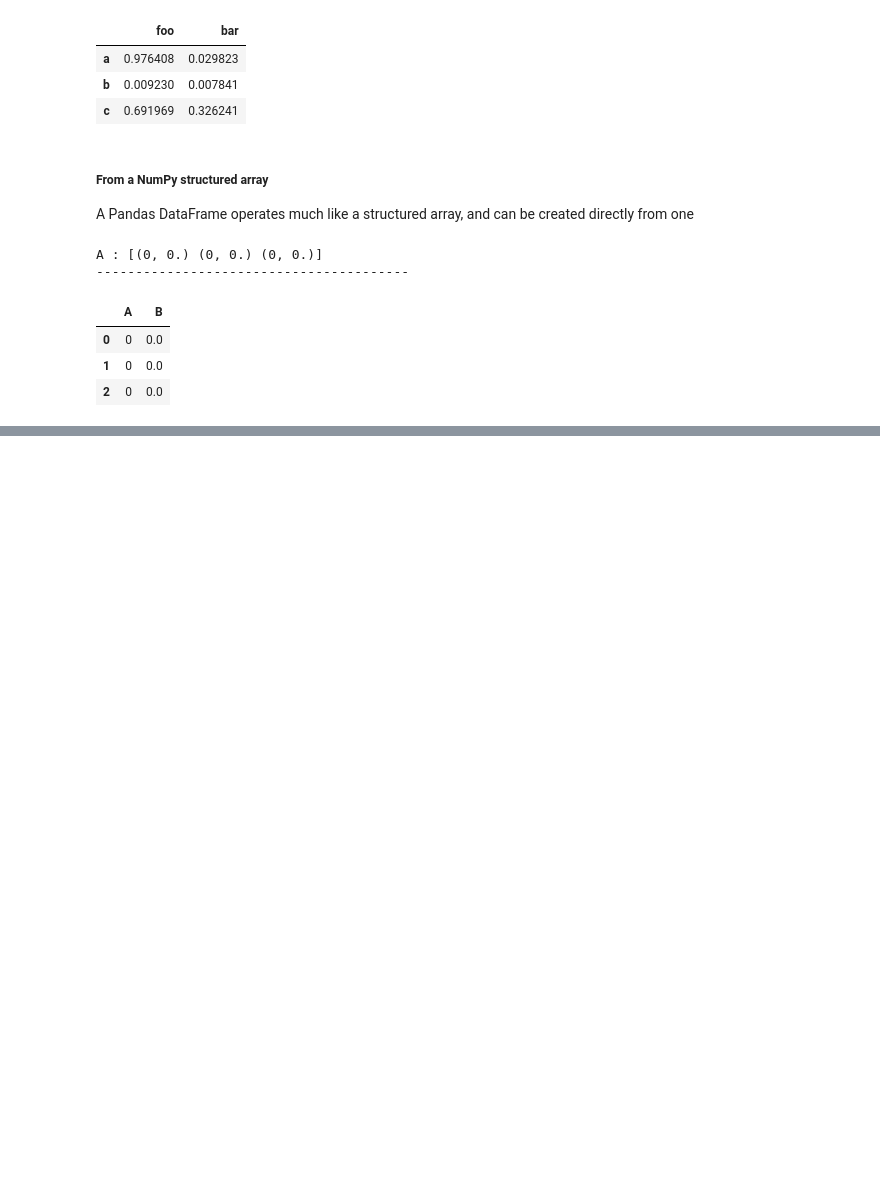
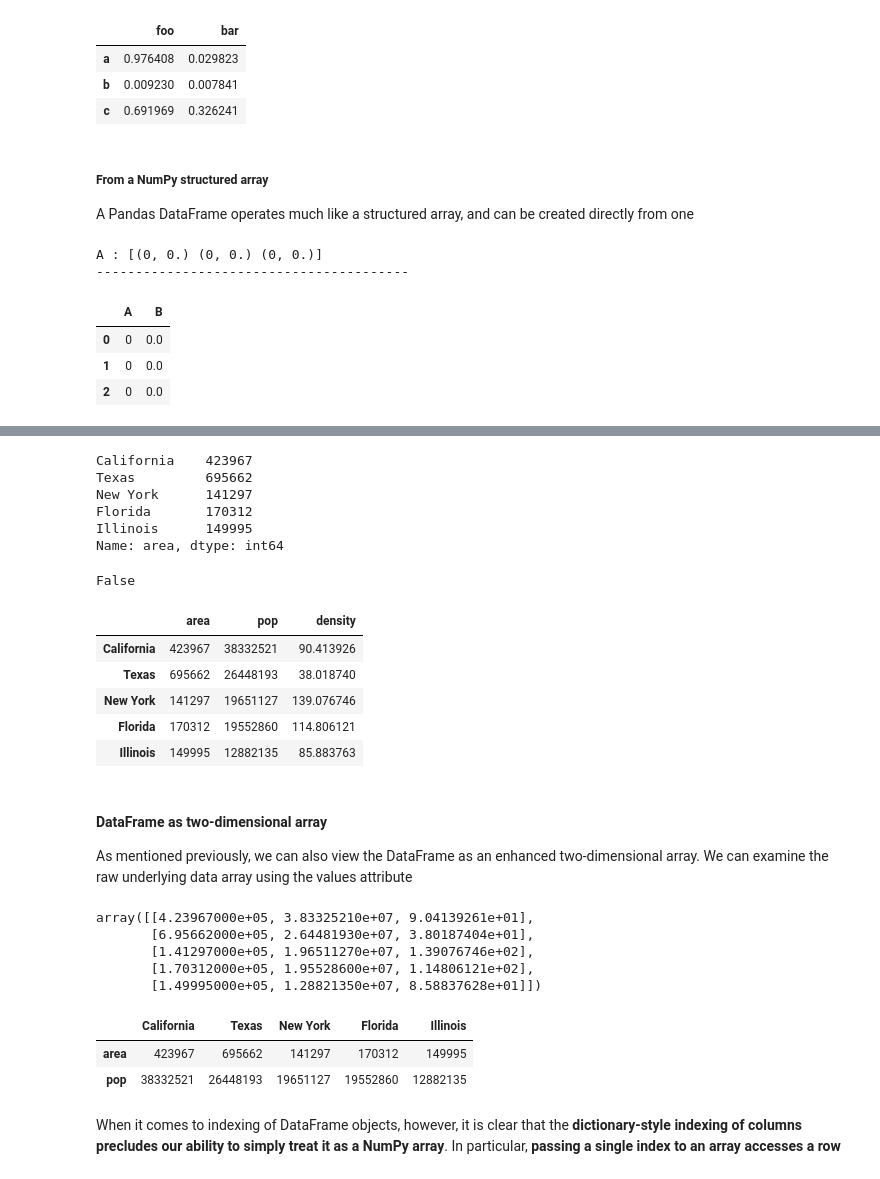
Before and after one commit to adisetiawannn/python-fundamentals, a Jupyter notebook: pandas/chapter3-pandas.ipynb, the cells around one changed output, grey strips where cells are left out. Saved outputs shown, nothing was run; the diff lists cells and outputs as text; code cells hidden in the pictures; blank space fills up the shorter version.

Commit message:
28052026 - continuing to operating on null values

```diff
--- a/pandas/chapter3-pandas.ipynb
+++ b/pandas/chapter3-pandas.ipynb
@@ -301,0 +497,14 @@ A : [(0, 0.) (0, 0.) (0, 0.)]
+# %%
+area = pd.Series({'California': 423967, 'Texas': 695662,
+                'New York': 141297, 'Florida': 170312,
+                'Illinois': 149995})
+
+
+pop = pd.Series({'California': 38332521, 'Texas': 26448193,
+                'New York': 19651127, 'Florida': 19552860,
+                'Illinois': 12882135})
+
+data = pd.DataFrame({'area' : area,
+                    'pop' : pop})
+
+data
@@ -301,0 +518,60 @@ A : [(0, 0.) (0, 0.) (0, 0.)]
+# %%
+data['area']
+# %% [output]
+California    423967
+Texas         695662
+New York      141297
+Florida       170312
+Illinois      149995
+Name: area, dtype: int64
+# %%
+# Equivalently, we can use attribute-style access with column names that are strings
+# but not recommended for general use
+# because it's not work for all cases.
+# if the column names are not strings, or if the column names conflict
+# with methods of the DataFrame, this attribute-style access is not possible.
+data.area
+
+# validation
+data.area is data['area']
+# %% [output]
+False
+# %%
+# pandas dataframe is mutable
+# this dictionary-style syntax can also be used to modify the object, in this case to add a new column
+
+data['density'] = data['pop'] / data['area']
+data
+# %% [output]
+|  | area | pop | density |
+| California | 423967 | 38332521 | 90.413926 |
+| Texas | 695662 | 26448193 | 38.018740 |
+| New York | 141297 | 19651127 | 139.076746 |
+| Florida | 170312 | 19552860 | 114.806121 |
+| Illinois | 149995 | 12882135 | 85.883763 |
+# %% [markdown]
+#### DataFrame as two-dimensional array
+
+As mentioned previously, we can also view the DataFrame as an enhanced two-dimensional array. We can examine the raw underlying data array using the values attribute
+# %%
+data.values
+# %% [output]
+array([[4.23967000e+05, 3.83325210e+07, 9.04139261e+01],
+       [6.95662000e+05, 2.64481930e+07, 3.80187404e+01],
+       [1.41297000e+05, 1.96511270e+07, 1.39076746e+02],
+       [1.70312000e+05, 1.95528600e+07, 1.14806121e+02],
+       [1.49995000e+05, 1.28821350e+07, 8.58837628e+01]])
+# %%
+'''
+With this picture in mind, we can do many familiar array-like observations on the
+DataFrame itself. For example, we can transpose the full DataFrame to swap rows and
+columns
+'''
+
+data.T
+# %% [output]
+|  | California | Texas | New York | Florida | Illinois |
+| area | 423967 | 695662 | 141297 | 170312 | 149995 |
+| pop | 38332521 | 26448193 | 19651127 | 19552860 | 12882135 |
+# %% [markdown]
+When it comes to indexing of DataFrame objects, however, it is clear that the **dictionary-style indexing of columns precludes our ability to simply treat it as a NumPy array**. In particular, **passing a single index to an array accesses a row**
```
Also changed, not shown: parts of 89 cells of this notebook, 3 other files.
